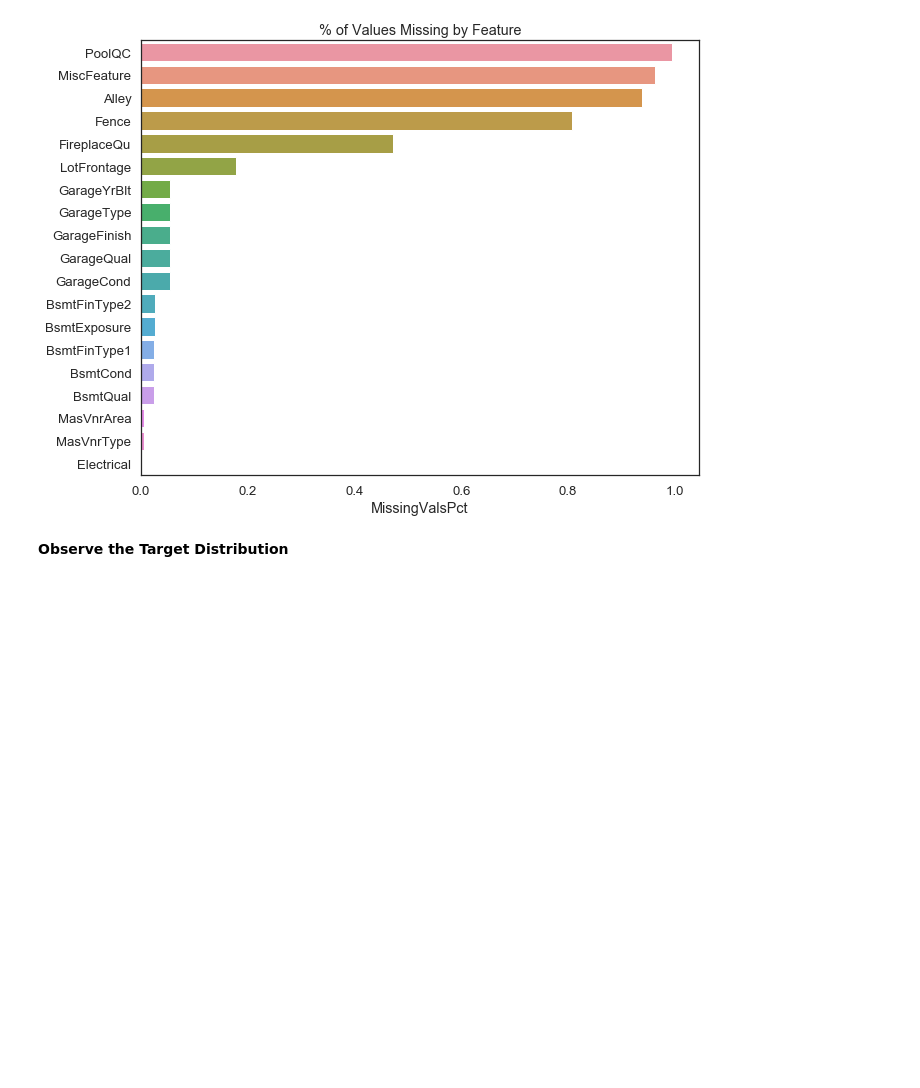
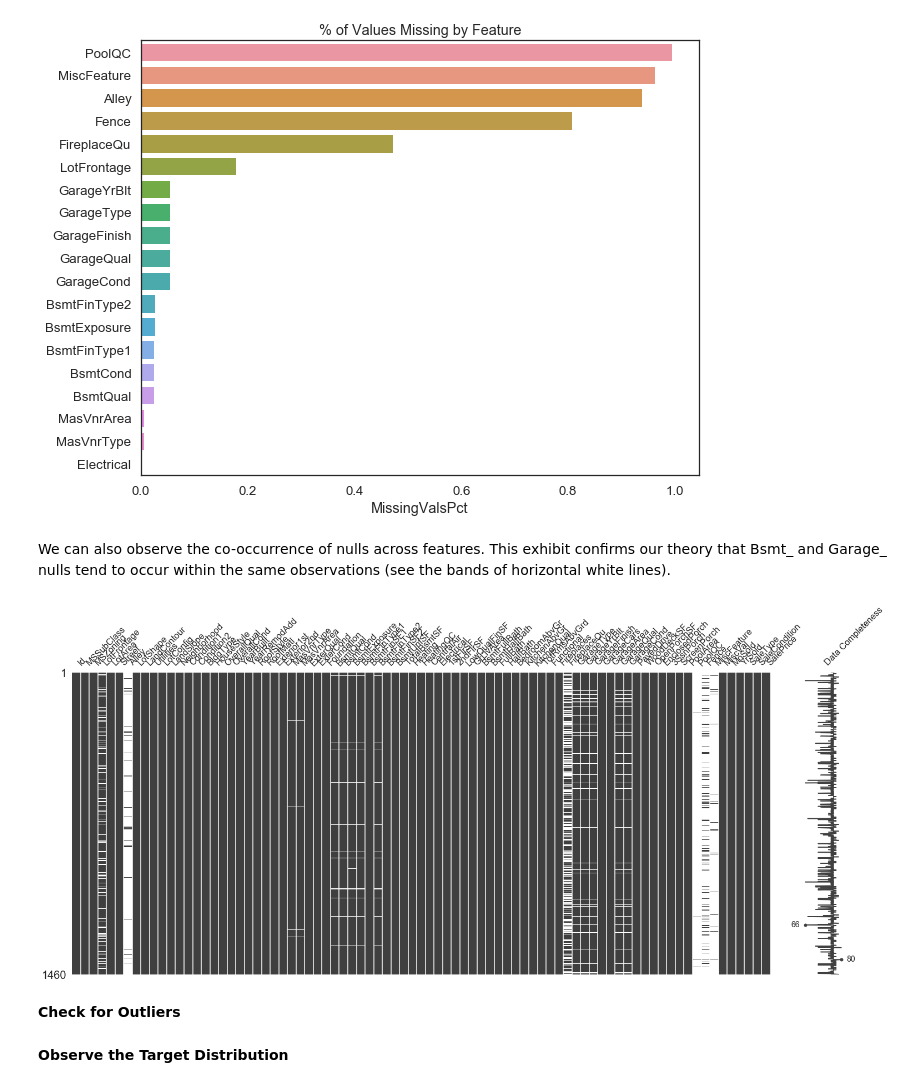
Before and after one commit to amypeniston/kaggle-competitions, a Jupyter notebook: house-prices/1_EDA.ipynb, the cells around one changed output. Drawn from its saved outputs; the diff is of its cells as text; code cells hidden in the pictures; blank space fills up the shorter version.

```diff
--- a/house-prices/1_EDA.ipynb
+++ b/house-prices/1_EDA.ipynb
@@ -118,3 +137,12 @@ plt.title("% of Values Missing by Feature")
 plt.show()
 # %% [output]
 [figure]
+# %% [markdown]
+We can also observe the co-occurrence of nulls across features. This exhibit confirms our theory that Bsmt_ and Garage_ nulls tend to occur within the same observations (see the bands of horizontal white lines).
+# %%
+msno.matrix(train, labels=True)
+plt.show()
+# %% [output]
+[figure, added]
+# %% [markdown]
+**Check for Outliers**
```
Also changed, not shown: parts of 17 cells of this notebook.
